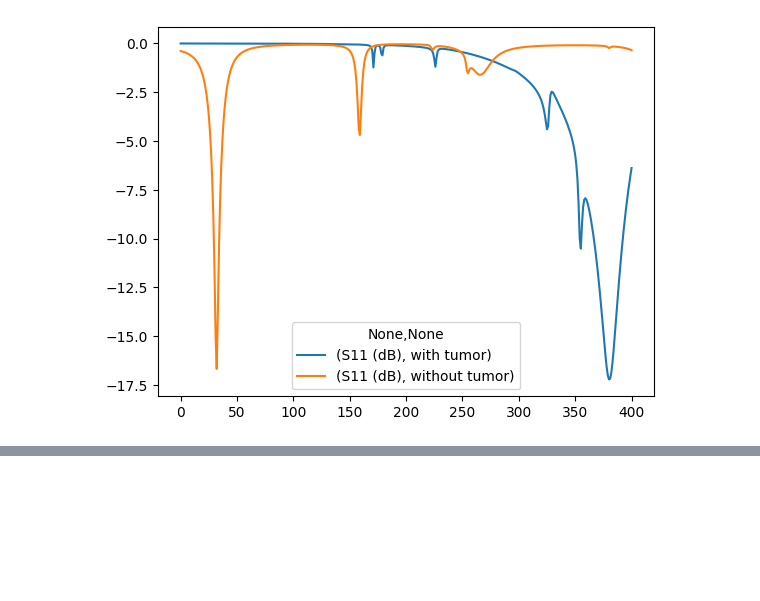
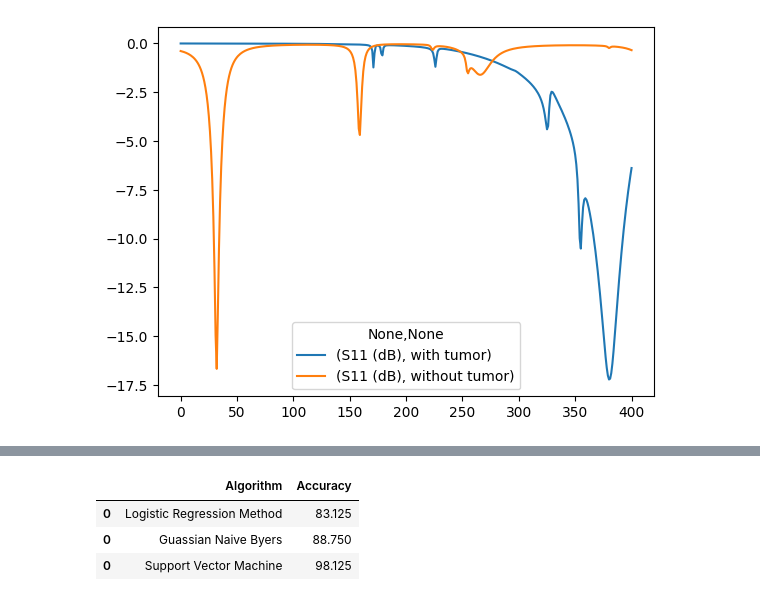
Before and after one commit to Vani064/ML_tumor_detection, a Jupyter notebook: tumor-detection-with-or-without.ipynb, the cells around one changed output, grey strips where cells are left out. Drawn from its saved outputs; the diff is of its cells as text; code cells hidden in the pictures; blank space fills up the shorter version.

```diff
--- a/tumor-detection-with-or-without.ipynb
+++ b/tumor-detection-with-or-without.ipynb
@@ -134,0 +228,13 @@ F1-score  : 0.8484848484848485
+# %%
+tempResults = pd.DataFrame({'Algorithm':['Logistic Regression Method'], 'Accuracy':[accuracy_lr*100]})
+results = pd.concat( [tempResults] )
+tempResults = pd.DataFrame({'Algorithm':['Guassian Naive Byers'], 'Accuracy':[accuracy_gnb*100]})
+results = pd.concat( [results, tempResults] )
+tempResults = pd.DataFrame({'Algorithm':['Support Vector Machine'], 'Accuracy':[accuracy_svm*100]})
+results = pd.concat( [results, tempResults] )
+results
+# %% [output]
+|  | Algorithm | Accuracy |
+| 0 | Logistic Regression Method | 83.125 |
+| 0 | Guassian Naive Byers | 88.750 |
+| 0 | Support Vector Machine | 98.125 |
```
Also changed, not shown: parts of 3 cells of this notebook.
